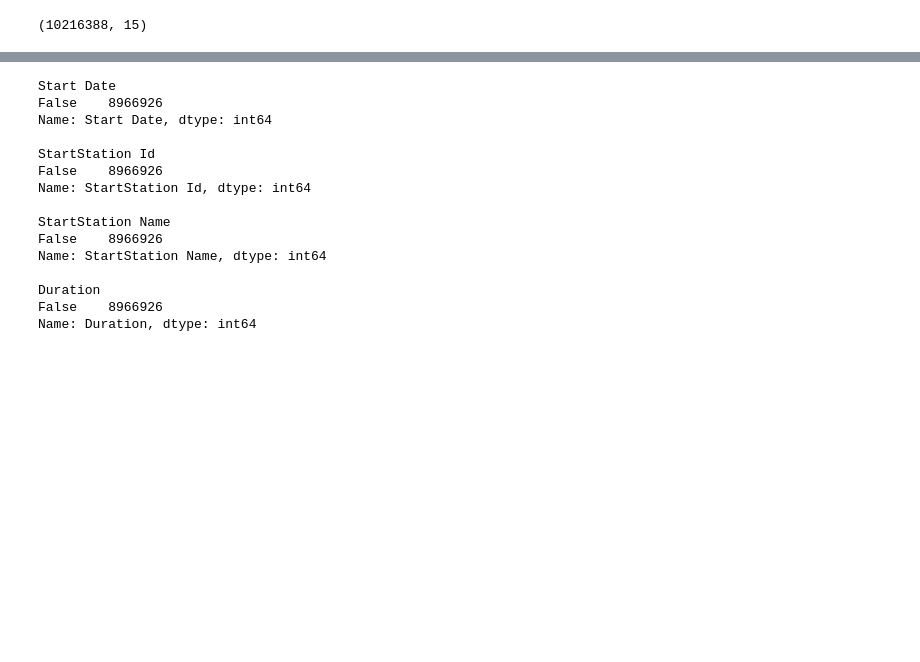
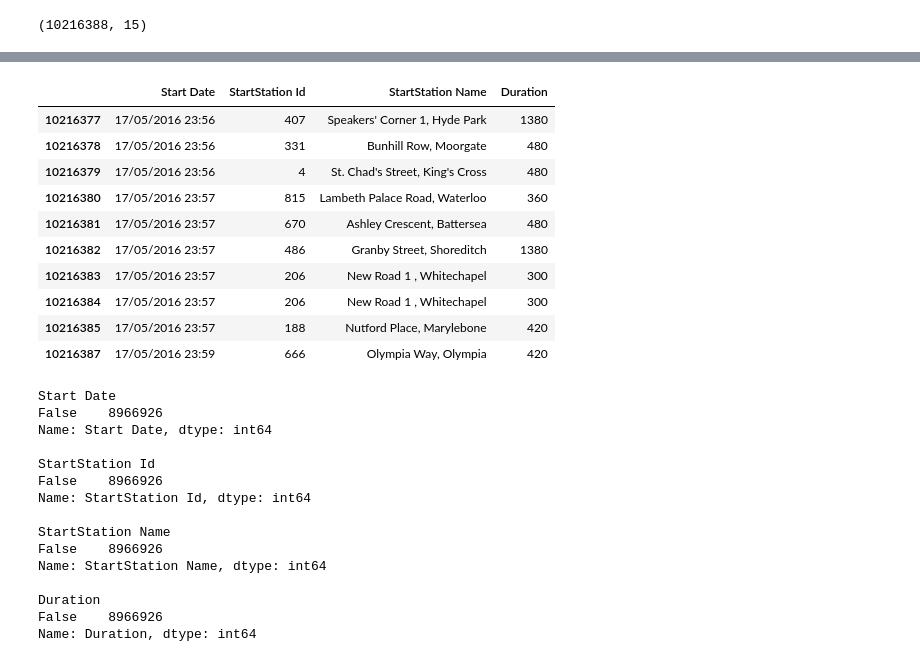
Before and after one commit to jimmyhwuang/ECS784-PROJECT, a Jupyter notebook: TflBike.ipynb, the cells around one changed output, grey strips where cells are left out. Cells and saved outputs as stored; diff of their text form; code cells hidden in the pictures; blank space fills up the shorter version.

```diff
--- a/TflBike.ipynb
+++ b/TflBike.ipynb
@@ -73,3 +71,25 @@ frame.tail(10)
+# %%
+##Grab the column we need
+frame = frame.loc[:,('Start Date',
+                           'StartStation Id',
+                           'StartStation Name',
+                           #'End Date',
+                           #'EndStation Id',
+                           'Duration')]
+
+frame.tail(10)
+# %% [output]
+|  | Start Date | StartStation Id | StartStation Name | Duration |
+| 10216377 | 17/05/2016 23:56 | 407 | Speakers' Corner 1, Hyde Park | 1380 |
+| 10216378 | 17/05/2016 23:56 | 331 | Bunhill Row, Moorgate | 480 |
+| 10216379 | 17/05/2016 23:56 | 4 | St. Chad's Street, King's Cross | 480 |
+| 10216380 | 17/05/2016 23:57 | 815 | Lambeth Palace Road, Waterloo | 360 |
+| 10216381 | 17/05/2016 23:57 | 670 | Ashley Crescent, Battersea | 480 |
+| 10216382 | 17/05/2016 23:57 | 486 | Granby Street, Shoreditch | 1380 |
+| 10216383 | 17/05/2016 23:57 | 206 | New Road 1 , Whitechapel | 300 |
+| 10216384 | 17/05/2016 23:57 | 206 | New Road 1 , Whitechapel | 300 |
+| 10216385 | 17/05/2016 23:57 | 188 | Nutford Place, Marylebone | 420 |
+| 10216387 | 17/05/2016 23:59 | 666 | Olympia Way, Olympia | 420 |
 # %%
 # Missing data checking
 
```
Also changed, not shown: parts of 1 cell of this notebook.
